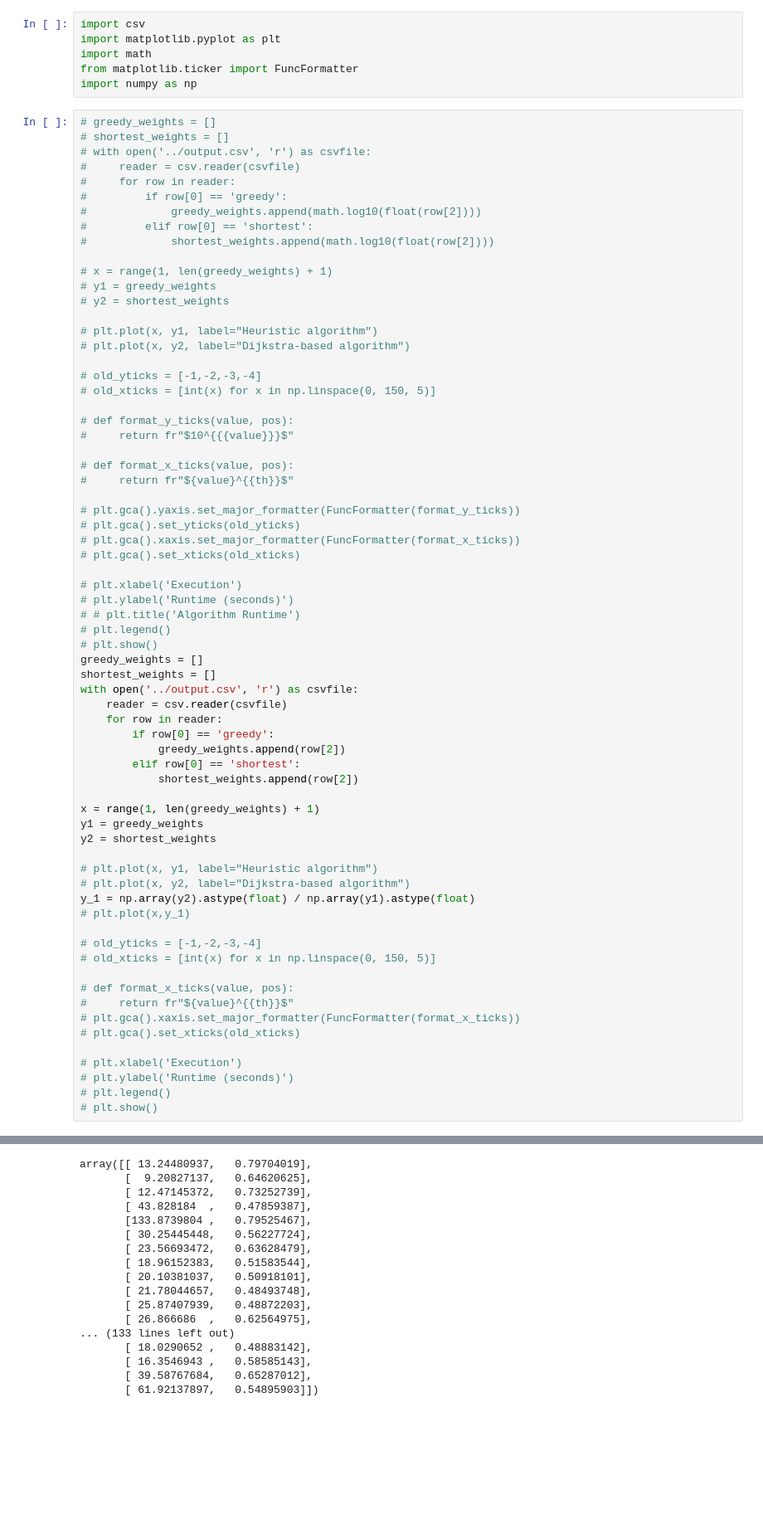
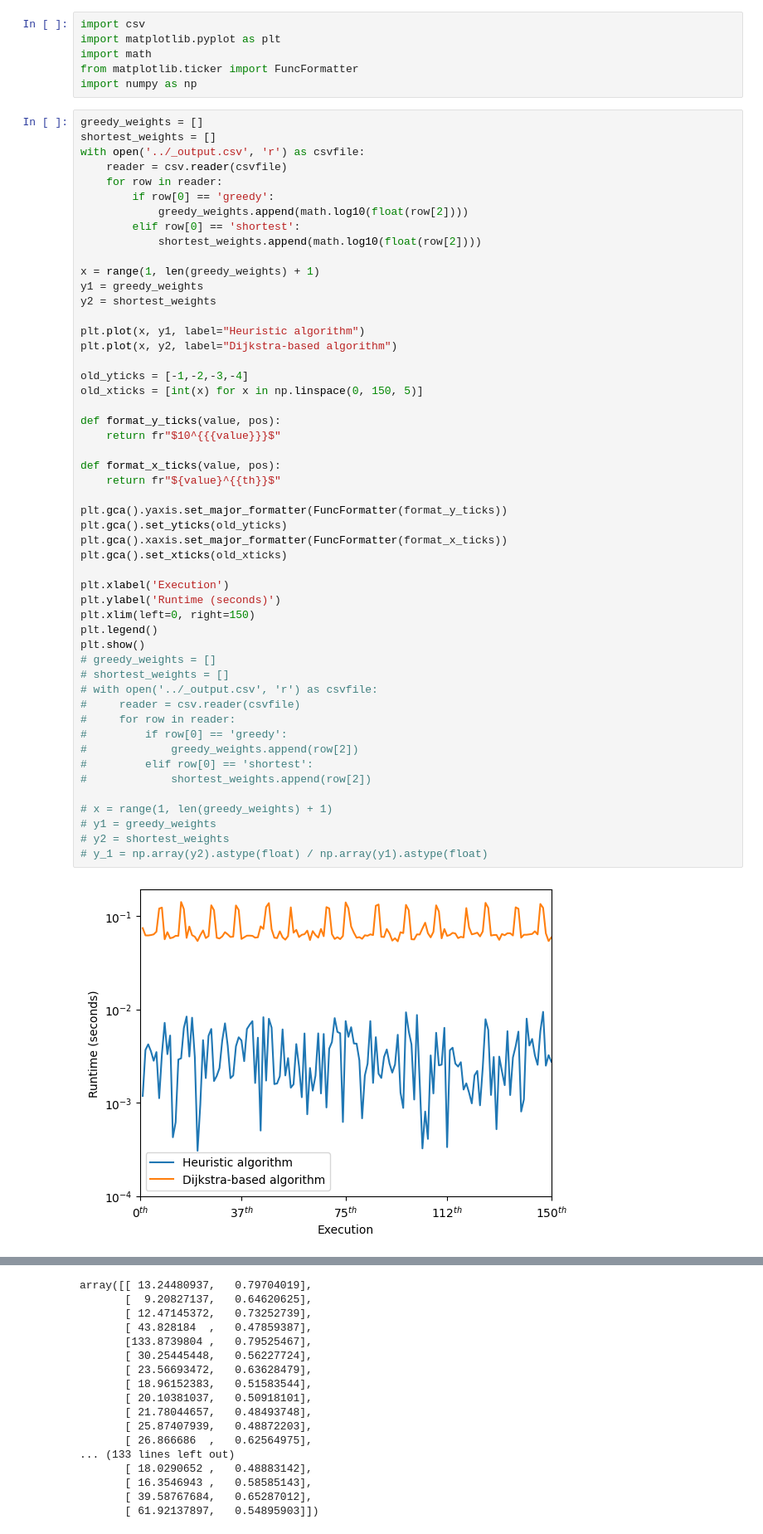
Before and after one commit to btdun2002/UAV, a Jupyter notebook: end_to_end.ipynb, the cells around one changed output, grey strips where cells are left out. Shown at 83% size. Cells and saved outputs as stored; diff of their text form; blank space fills up the shorter version.

```diff
--- a/end_to_end.ipynb
+++ b/end_to_end.ipynb
@@ -5,71 +5,56 @@ import math
 from matplotlib.ticker import FuncFormatter
 import numpy as np
 # %%
-# greedy_weights = []
-# shortest_weights = []
-# with open('../output.csv', 'r') as csvfile:
-#     reader = csv.reader(csvfile)
-#     for row in reader:
-#         if row[0] == 'greedy':
-#             greedy_weights.append(math.log10(float(row[2])))
-#         elif row[0] == 'shortest':
-#             shortest_weights.append(math.log10(float(row[2])))
-
-# x = range(1, len(greedy_weights) + 1)
-# y1 = greedy_weights
-# y2 = shortest_weights
-
-# plt.plot(x, y1, label="Heuristic algorithm")
-# plt.plot(x, y2, label="Dijkstra-based algorithm")
-
-# old_yticks = [-1,-2,-3,-4]
-# old_xticks = [int(x) for x in np.linspace(0, 150, 5)]
-
-# def format_y_ticks(value, pos):
-#     return fr"$10^{{{value}}}$"
-
-# def format_x_ticks(value, pos):
-#     return fr"${value}^{{th}}$"
-
-# plt.gca().yaxis.set_major_formatter(FuncFormatter(format_y_ticks))
-# plt.gca().set_yticks(old_yticks)
-# plt.gca().xaxis.set_major_formatter(FuncFormatter(format_x_ticks))
-# plt.gca().set_xticks(old_xticks)
-
-# plt.xlabel('Execution')
-# plt.ylabel('Runtime (seconds)')
-# # plt.title('Algorithm Runtime')
-# plt.legend()
-# plt.show()
 greedy_weights = []
 shortest_weights = []
-with open('../output.csv', 'r') as csvfile:
+with open('../_output.csv', 'r') as csvfile:
     reader = csv.reader(csvfile)
     for row in reader:
         if row[0] == 'greedy':
-            greedy_weights.append(row[2])
+            greedy_weights.append(math.log10(float(row[2])))
         elif row[0] == 'shortest':
-            shortest_weights.append(row[2])
+            shortest_weights.append(math.log10(float(row[2])))
 
 x = range(1, len(greedy_weights) + 1)
 y1 = greedy_weights
 y2 = shortest_weights
 
-# plt.plot(x, y1, label="Heuristic algorithm")
-# plt.plot(x, y2, label="Dijkstra-based algorithm")
-y_1 = np.array(y2).astype(float) / np.array(y1).astype(float)
-# plt.plot(x,y_1)
+plt.plot(x, y1, label="Heuristic algorithm")
+plt.plot(x, y2, label="Dijkstra-based algorithm")
 
-# old_yticks = [-1,-2,-3,-4]
-# old_xticks = [int(x) for x in np.linspace(0, 150, 5)]
+old_yticks = [-1,-2,-3,-4]
+old_xticks = [int(x) for x in np.linspace(0, 150, 5)]
 
-# def format_x_ticks(value, pos):
-#     return fr"${value}^{{th}}$"
-# plt.gca().xaxis.set_major_formatter(FuncFormatter(format_x_ticks))
-# plt.gca().set_xticks(old_xticks)
+def format_y_ticks(value, pos):
+    return fr"$10^{{{value}}}$"
 
-# plt.xlabel('Execution')
-# plt.ylabel('Runtime (seconds)')
-# plt.legend()
-# plt.show()
+def format_x_ticks(value, pos):
+    return fr"${value}^{{th}}$"
+
+plt.gca().yaxis.set_major_formatter(FuncFormatter(format_y_ticks))
+plt.gca().set_yticks(old_yticks)
+plt.gca().xaxis.set_major_formatter(FuncFormatter(format_x_ticks))
+plt.gca().set_xticks(old_xticks)
+
+plt.xlabel('Execution')
+plt.ylabel('Runtime (seconds)')
+plt.xlim(left=0, right=150)
+plt.legend()
+plt.show()
+# greedy_weights = []
+# shortest_weights = []
+# with open('../_output.csv', 'r') as csvfile:
+#     reader = csv.reader(csvfile)
+#     for row in reader:
+#         if row[0] == 'greedy':
+#             greedy_weights.append(row[2])
+#         elif row[0] == 'shortest':
+#             shortest_weights.append(row[2])
+
+# x = range(1, len(greedy_weights) + 1)
+# y1 = greedy_weights
+# y2 = shortest_weights
+# y_1 = np.array(y2).astype(float) / np.array(y1).astype(float)
+# %% [output]
+[figure, added]
 # %%
```
Also changed, not shown: parts of 2 cells of this notebook, 3 other files.
